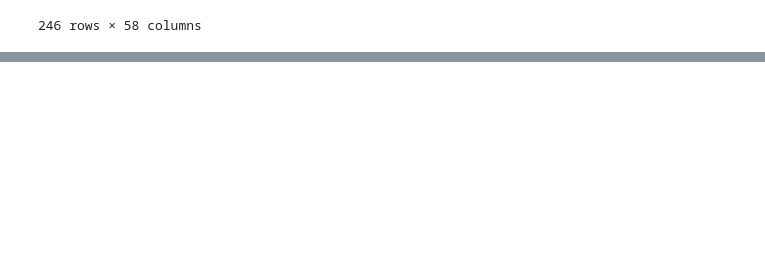
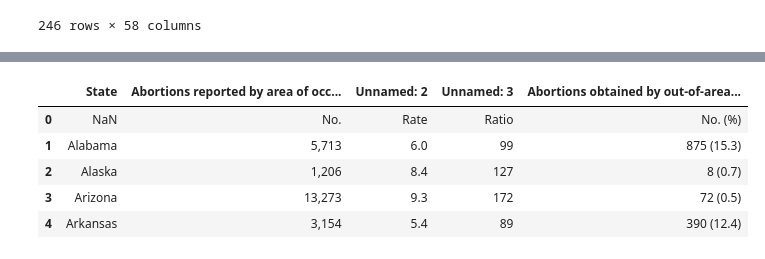
Before and after one commit to Mmarlo5/psychic-doodle, a Jupyter notebook: Problem_Set_4.ipynb, the cells around one changed output, grey strips where cells are left out. Saved outputs shown, nothing was run; the diff lists cells and outputs as text; code cells hidden in the pictures; blank space fills up the shorter version.

```diff
--- a/Problem_Set_4.ipynb
+++ b/Problem_Set_4.ipynb
@@ -198,3 +171,6 @@ Warning: Total number of columns (58) exceeds max_columns (20). Falling back to
 | 244 | Wyoming | 0.9 | 7/28/22 | 8/9/22 | 1.0 | 1 | ... |
 | 245 | Wyoming | 0.9 | 8/10/22 | 11/1/22 | 1.0 | 1 | ... |
 246 rows × 58 columns
+# %%
+abortionCDC = pd.read_csv("https://raw.githubusercontent.com/Mmarlo5/psychic-doodle/main/CDC_Data%20Abortion.csv")
+abortionCDC.head()
@@ -200,0 +184,10 @@ Warning: Total number of columns (58) exceeds max_columns (20). Falling back to
+# %%
+abortionCDC =abortionCDC.rename(columns = {'Area': 'State'})
+abortionCDC.head()
+# %% [output]
+|  | State | Abortions reported by area of occ... | Unnamed: 2 | Unnamed: 3 | Abortions obtained by out-of-area... |
+| 0 | NaN | No. | Rate | Ratio | No. (%) |
+| 1 | Alabama | 5,713 | 6.0 | 99 | 875 (15.3) |
+| 2 | Alaska | 1,206 | 8.4 | 127 | 8 (0.7) |
+| 3 | Arizona | 13,273 | 9.3 | 172 | 72 (0.5) |
+| 4 | Arkansas | 3,154 | 5.4 | 89 | 390 (12.4) |
```
Also changed, not shown: parts of 10 cells of this notebook.
